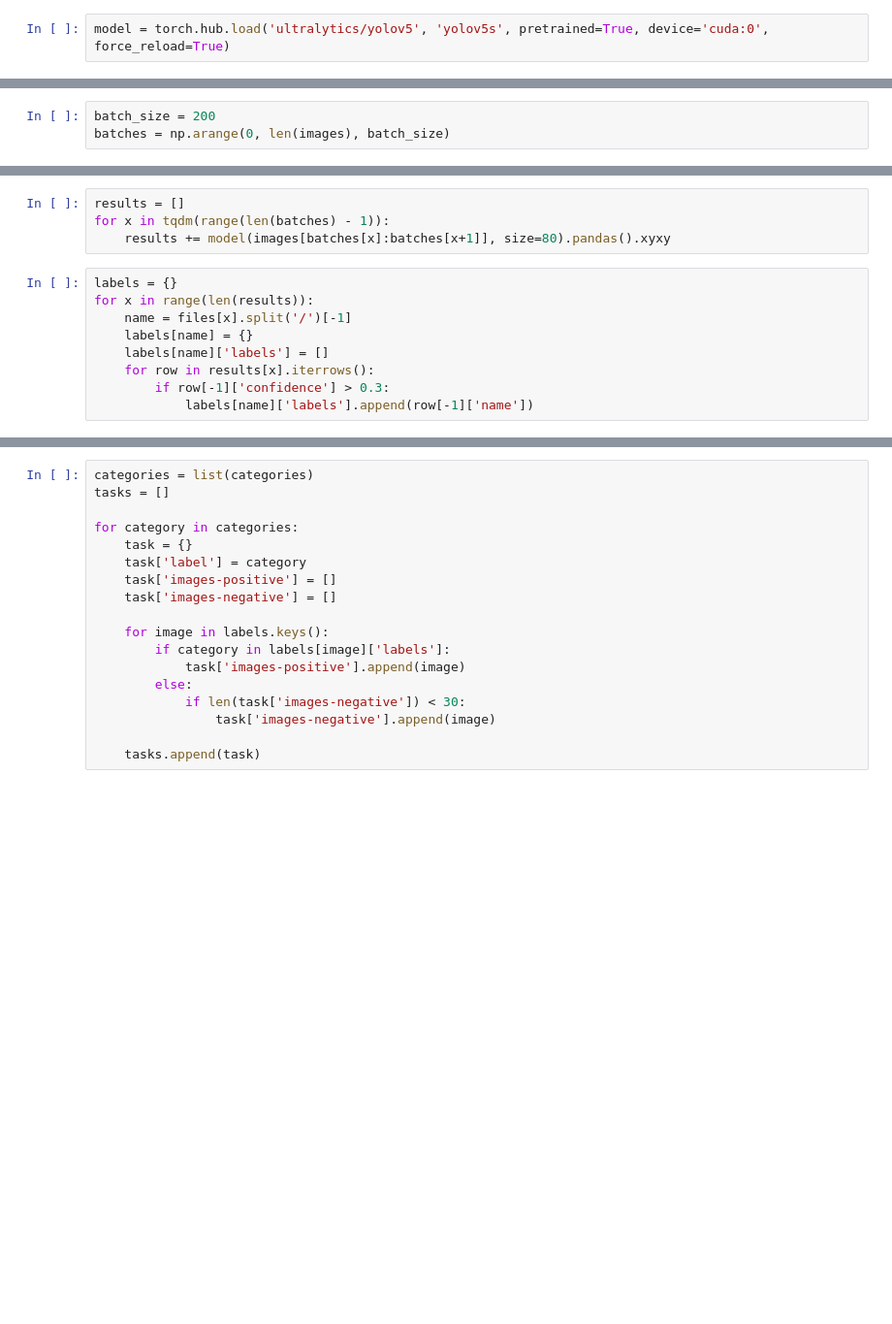
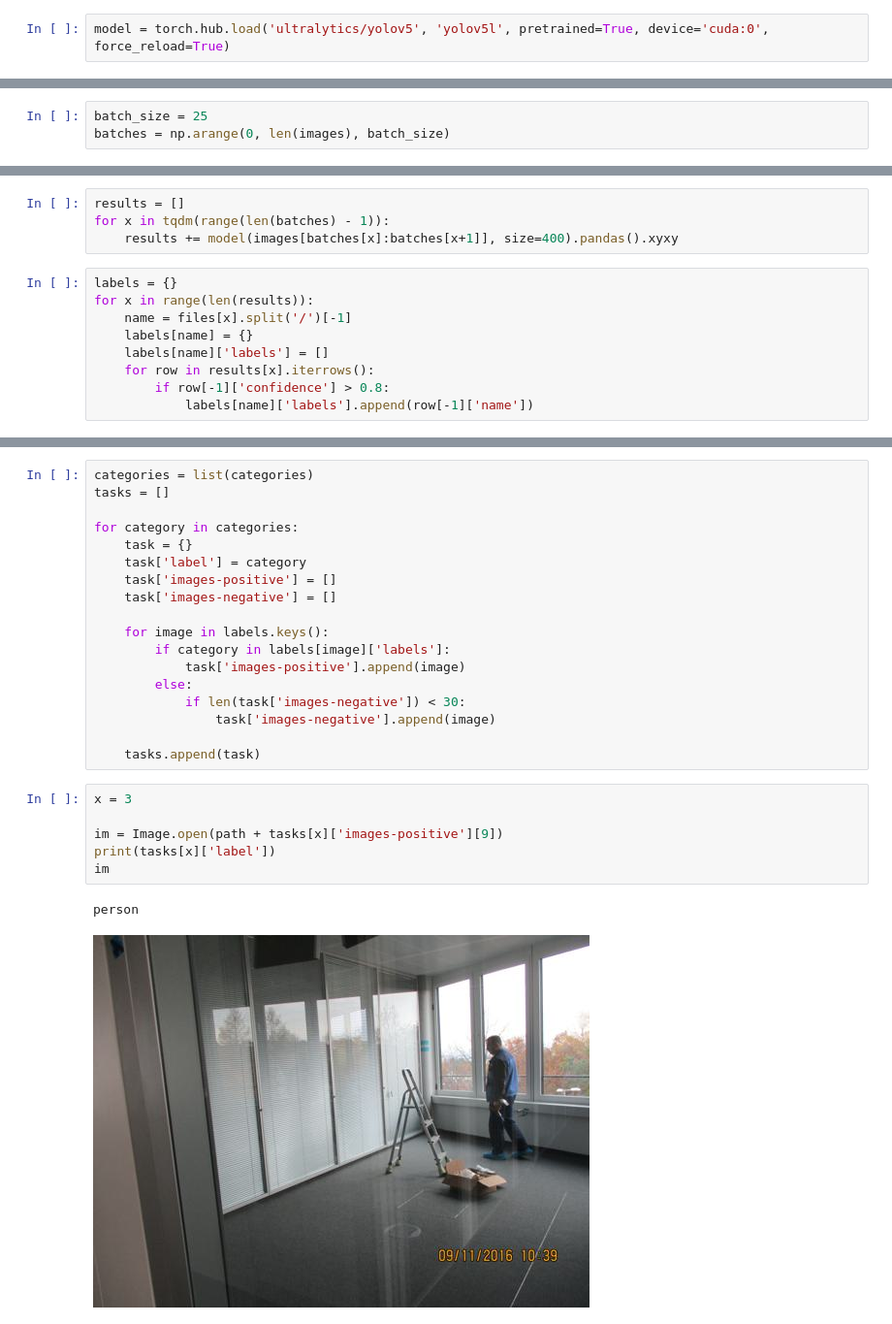
Before and after one commit to ju-leon/SDaCathon, a Jupyter notebook: meta_pretrain/LabelPretrain.ipynb, the cells around one changed output, grey strips where cells are left out. Shown at 97% size. Cells and saved outputs as stored; diff of their text form; blank space fills up the shorter version.

```diff
--- a/meta_pretrain/LabelPretrain.ipynb
+++ b/meta_pretrain/LabelPretrain.ipynb
@@ -11,7 +13,7 @@ path = "../construction_images/data/pretrain/images/"
 
 files = glob.glob(path + "*.jpg")
 # %%
-model = torch.hub.load('ultralytics/yolov5', 'yolov5s', pretrained=True, device='cuda:0', force_reload=True)
+model = torch.hub.load('ultralytics/yolov5', 'yolov5l', pretrained=True, device='cuda:0', force_reload=True)
 # %% [output]
 Downloading: "https://github.com/ultralytics/yolov5/archive/master.zip" to /home/kit/stud/utpqw/.cache/torch/hub/master.zip
 YOLOv5 🚀 2022-11-12 Python-3.8.6 torch-1.7.1 CUDA:0 (Tesla V100-SXM2-32GB, 32511MiB)
@@ -25,5 +27,5 @@ for file in tqdm(files):
     image = Image.open(file)
     images.append(image)
 # %%
-batch_size = 200
+batch_size = 25
 batches = np.arange(0, len(images), batch_size)
@@ -30,7 +34,7 @@ batches = np.arange(0, len(images), batch_size)
 # %%
 results = []
 for x in tqdm(range(len(batches) - 1)):
-    results += model(images[batches[x]:batches[x+1]], size=80).pandas().xyxy
+    results += model(images[batches[x]:batches[x+1]], size=400).pandas().xyxy
 # %%
 labels = {}
 for x in range(len(results)):
@@ -38,7 +42,7 @@ for x in range(len(results)):
     labels[name] = {}
     labels[name]['labels'] = []
     for row in results[x].iterrows():
-        if row[-1]['confidence'] > 0.3:
+        if row[-1]['confidence'] > 0.8:
             labels[name]['labels'].append(row[-1]['name'])
 # %%
 categories = set()
@@ -89,6 +73,15 @@ for category in categories:
                 task['images-negative'].append(image)
 
     tasks.append(task)
+# %%
+x = 3
+
+im = Image.open(path + tasks[x]['images-positive'][9])
+print(tasks[x]['label'])
+im
+# %% [output]
+person
+[figure, added]
 # %%
 with open('tasks.json', 'w') as fp:
     json.dump(tasks, fp)
```
Also changed, not shown: parts of 5 cells of this notebook.
